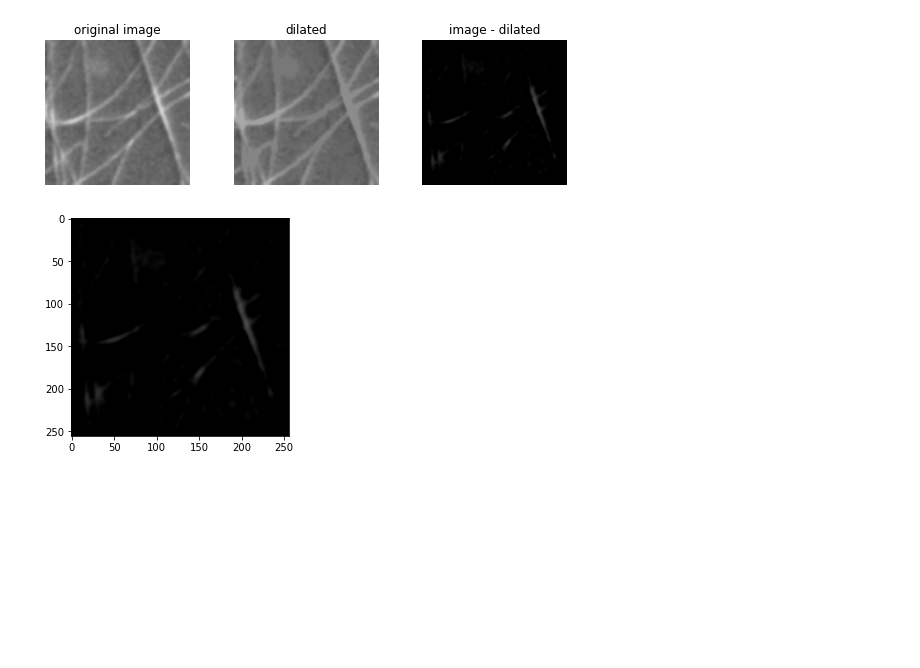
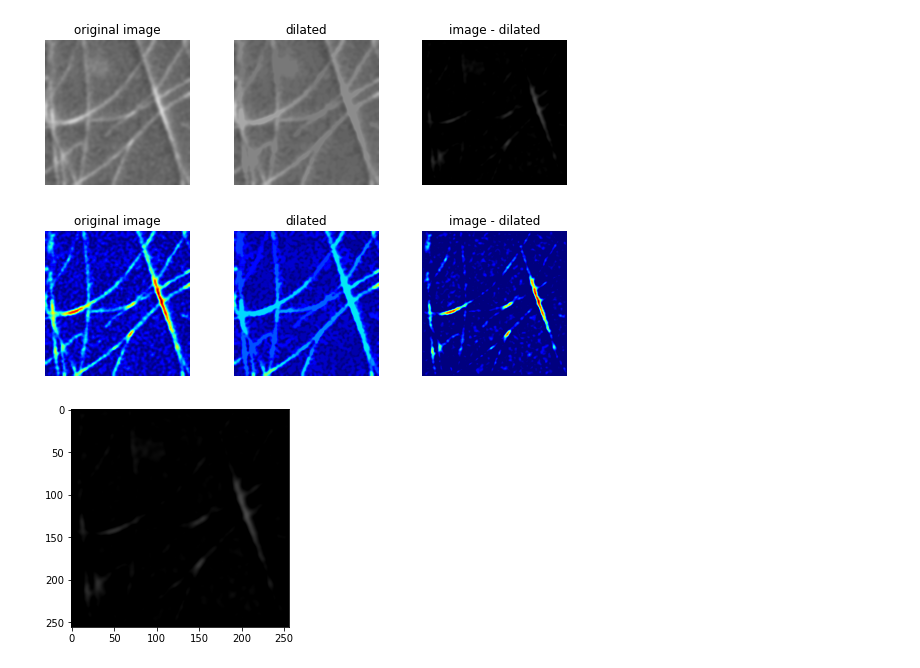
Before and after one commit to hiroshifuruta/hedgehog, a Jupyter notebook: hog.ipynb, the cells around one changed output. Drawn from its saved outputs; the diff is of its cells as text; code cells hidden in the pictures; blank space fills up the shorter version.

```diff
--- a/hog.ipynb
+++ b/hog.ipynb
@@ -150,6 +168,42 @@ fig.tight_layout()
 fig.savefig('image-dilated.png')
 # %% [output]
 [figure]
+# %%
+# Convert to float: Important for subtraction later which won't work with uint8
+#img_ball = gaussian_filter(img_subt, 5)
+img_ball = img_subt
+
+seed = np.copy(img_ball)
+seed[1:-1, 1:-1] = img_ball.min()
+mask = img_ball
+
+dilated_ball = reconstruction(seed, mask, method='dilation')
+# %%
+# filtering regional maxima for rolling-ball-subtracted image
+fig, (ax0, ax1, ax2) = plt.subplots(nrows=1,
+                                    ncols=3,
+                                    figsize=(8, 2.5),
+                                    sharex=True,
+                                    sharey=True)
+
+ax0.imshow(img_ball, cmap='jet')
+ax0.set_title('original image')
+ax0.axis('off')
+
+ax1.imshow(dilated_ball, vmin=img_ball.min(), vmax=img_ball.max(), cmap='jet')
+#ax1.imshow(dilated,vmin=0,vmax=255,cmap='gray')
+ax1.set_title('dilated')
+ax1.axis('off')
+
+subtsubt=img_ball-dilated_ball
+ax2.imshow(subtsubt, cmap='jet')
+ax2.set_title('image - dilated')
+ax2.axis('off')
+
+fig.tight_layout()
+fig.savefig('image-dilated_ball.png')
+# %% [output]
+[figure, added]
 # %%
 from skimage.color import rgb2gray
 plt.imshow(subt)
```
Also changed, not shown: parts of 8 cells of this notebook, 3 other files.
